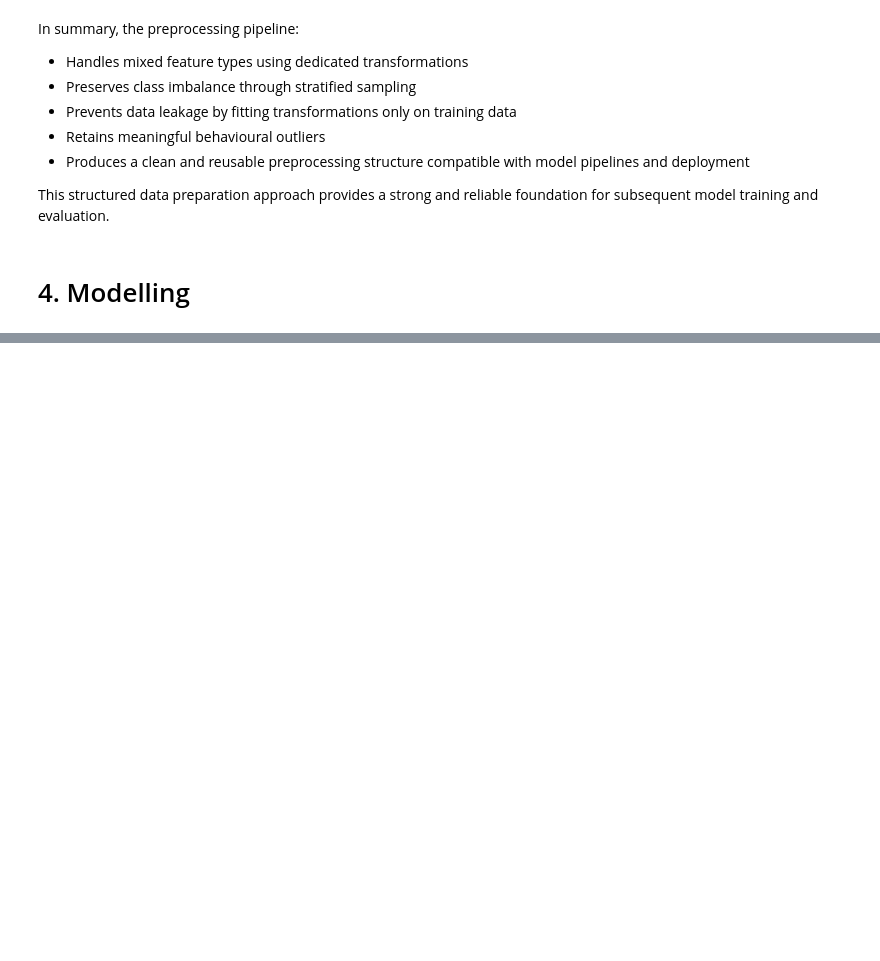
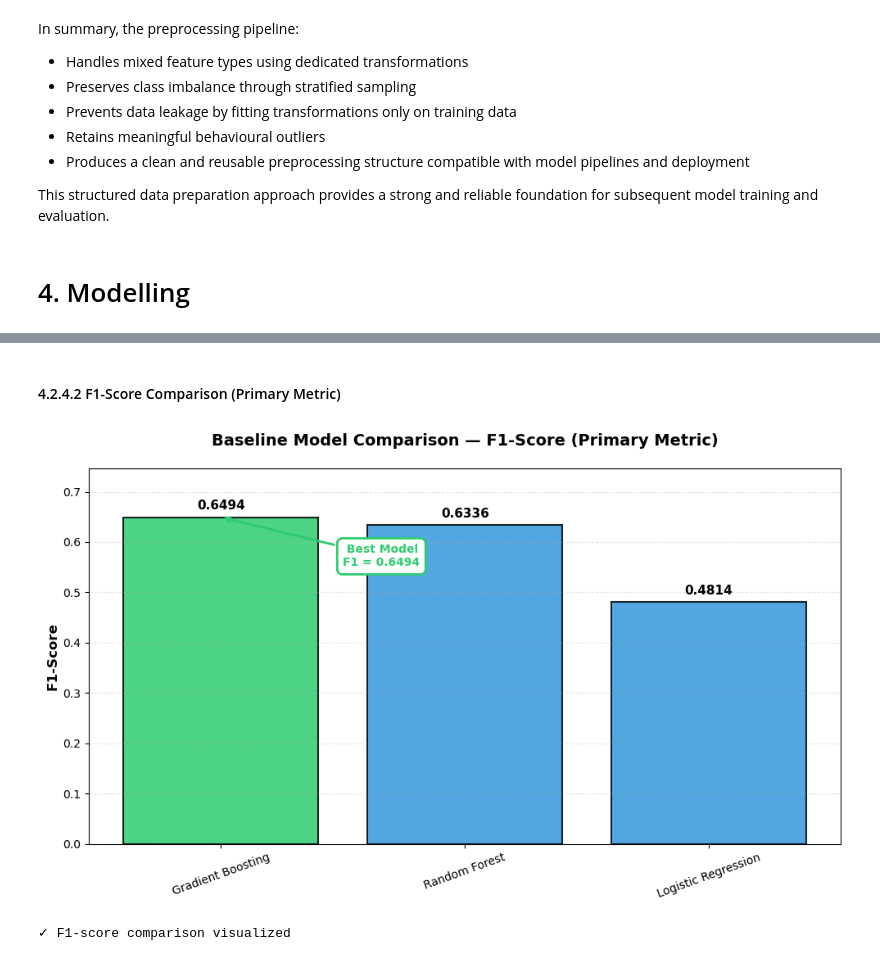
Before and after one commit to honglongg/MLDP-Project-Code, a Jupyter notebook: onlineshoppingpurchasingintention.ipynb, the cells around one changed output, grey strips where cells are left out. Saved outputs shown, nothing was run; the diff lists cells and outputs as text; code cells hidden in the pictures; blank space fills up the shorter version.

```diff
--- a/onlineshoppingpurchasingintention.ipynb
+++ b/onlineshoppingpurchasingintention.ipynb
@@ -547,0 +1261,10 @@ This structured data preparation approach provides a strong and reliable foundat
+# %%
+results.append({
+    "Model": "Gradient Boosting",
+    "Accuracy": acc_gb,
+    "Precision": prec_gb,
+    "Recall": rec_gb,
+    "F1": f1_gb
+})
+
+pd.DataFrame(results)
@@ -547,0 +1338,40 @@ This structured data preparation approach provides a strong and reliable foundat
+# %% [markdown]
+#### 4.2.4.2 F1-Score Comparison (Primary Metric)
+# %%
+fig, ax = plt.subplots(figsize=(10, 6))
+
+# Color the best model differently
+colors = ['#2ecc71' if i == 0 else '#3498db' for i in range(len(comparison_df))]
+
+bars = ax.bar(comparison_df['Model'], comparison_df['F1'],
+              color=colors, edgecolor='black', linewidth=1.5, alpha=0.85)
+
+ax.set_ylabel('F1-Score', fontsize=12, fontweight='bold')
+ax.set_title('Baseline Model Comparison — F1-Score (Primary Metric)',
+             fontsize=14, fontweight='bold', pad=20)
+ax.set_ylim([0, comparison_df['F1'].max() * 1.15])
+ax.tick_params(axis='x', rotation=20, labelsize=10)
+ax.grid(axis='y', alpha=0.3, linestyle='--')
+
+# Add value labels on bars
+for bar in bars:
+    height = bar.get_height()
+    ax.text(bar.get_x() + bar.get_width()/2., height + 0.01,
+            f'{height:.4f}',
+            ha='center', va='bottom', fontsize=11, fontweight='bold')
+
+# Highlight best model
+ax.annotate(f' Best Model\nF1 = {best_model["F1"]:.4f}',
+            xy=(0, best_model['F1']),
+            xytext=(0.5, best_model['F1'] * 0.85),
+            fontsize=10, fontweight='bold', color='#2ecc71',
+            bbox=dict(boxstyle='round,pad=0.5', facecolor='white', edgecolor='#2ecc71', linewidth=2),
+            arrowprops=dict(arrowstyle='->', color='#2ecc71', lw=2))
+
+plt.tight_layout()
+plt.show()
+
+print("✓ F1-score comparison visualized")
+# %% [output]
+[figure, added]
+✓ F1-score comparison visualized
```
Also changed, not shown: parts of 108 cells of this notebook, 6 other files.
